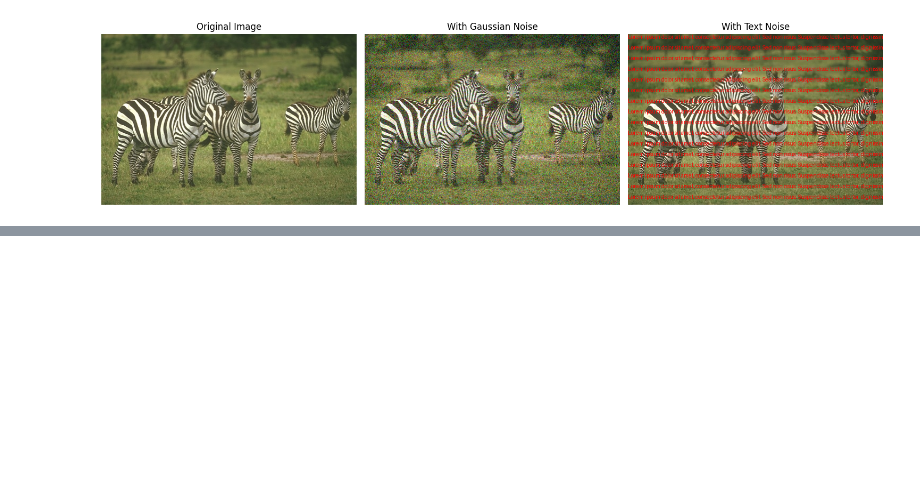
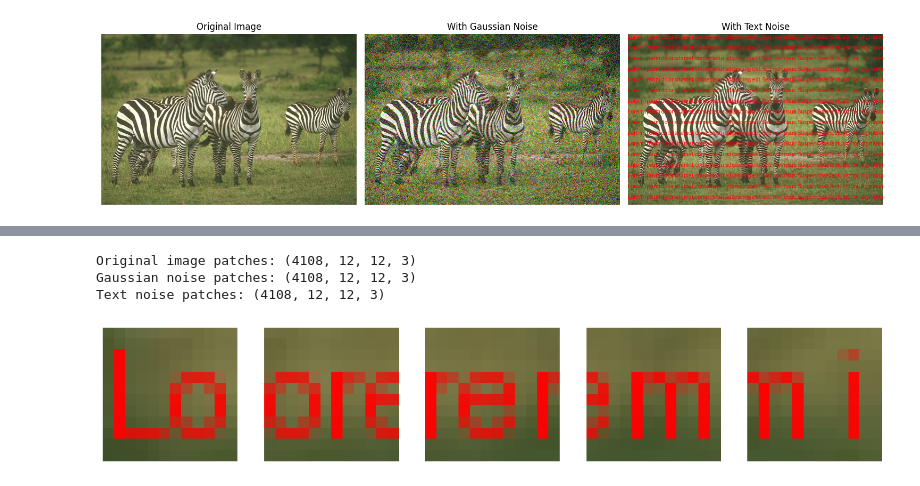
Before and after one commit to IAntoineV/Dictionary-Learning, a Jupyter notebook: src/experiments/berkeley_bis.ipynb, the cells around one changed output, grey strips where cells are left out. Saved outputs shown, nothing was run; the diff lists cells and outputs as text; code cells hidden in the pictures; blank space fills up the shorter version.

```diff
--- a/src/experiments/berkeley_bis.ipynb
+++ b/src/experiments/berkeley_bis.ipynb
@@ -200,8 +219,9 @@ from src.utils.img import add_gaussian_noise, add_text_noise
 
 img = Image.open(os.path.join(notebook_dir, "../dataset/data/berkeley/val/253027.jpg")).convert("RGB")
 
-img_gaussian = add_gaussian_noise(img, mean=0, std=25)
-img_text = add_text_noise(img, font_size=20, color=(255, 0, 0))
+img_gaussian = np.array(add_gaussian_noise(img, mean=0, std=40))
+img_text = np.array(add_text_noise(img, font_size=20, color=(255, 0, 0, 50)))
+img = np.array(img)
 
 fig, axes = plt.subplots(1, 3, figsize=(15, 5))
 
@@ -223,0 +274,34 @@ plt.show()
+# %%
+def extract_patches(img_array, patch_size=12, stride=1):
+    H, W, _ = img_array.shape
+    patches = []
+
+    for i in range(0, H - patch_size + 1, stride):
+        for j in range(0, W - patch_size + 1, stride):
+            patch = img_array[i:i + patch_size, j:j + patch_size, :]
+            patches.append(patch)
+
+    return np.array(patches)
+
+patch_size = 12
+stride = 6
+
+# Extract patches
+patches_original = extract_patches(img, patch_size=patch_size, stride=stride)
+patches_gaussian = extract_patches(img_gaussian, patch_size=patch_size, stride=stride)
+patches_text = extract_patches(img_text, patch_size=patch_size, stride=stride)
+
+print(f"Original image patches: {patches_original.shape}")
+print(f"Gaussian noise patches: {patches_gaussian.shape}")
+print(f"Text noise patches: {patches_text.shape}")
+
+fig, axes = plt.subplots(1, 5, figsize=(15, 5))
+for i, ax in enumerate(axes):
+    ax.imshow(patches_text[i])
+    ax.axis("off")
+plt.show()
+# %% [output]
+Original image patches: (4108, 12, 12, 3)
+Gaussian noise patches: (4108, 12, 12, 3)
+Text noise patches: (4108, 12, 12, 3)
+[figure, added]
```
Also changed, not shown: parts of 15 cells of this notebook.
